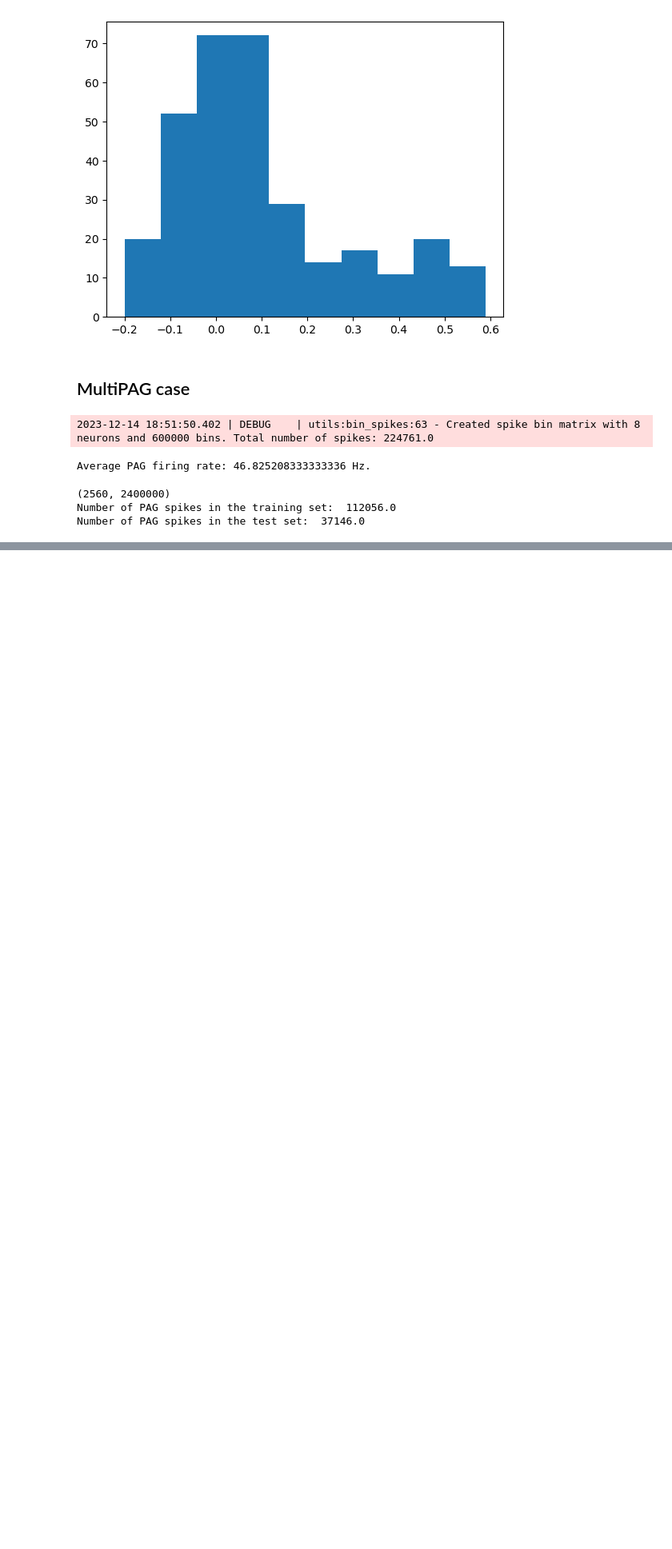
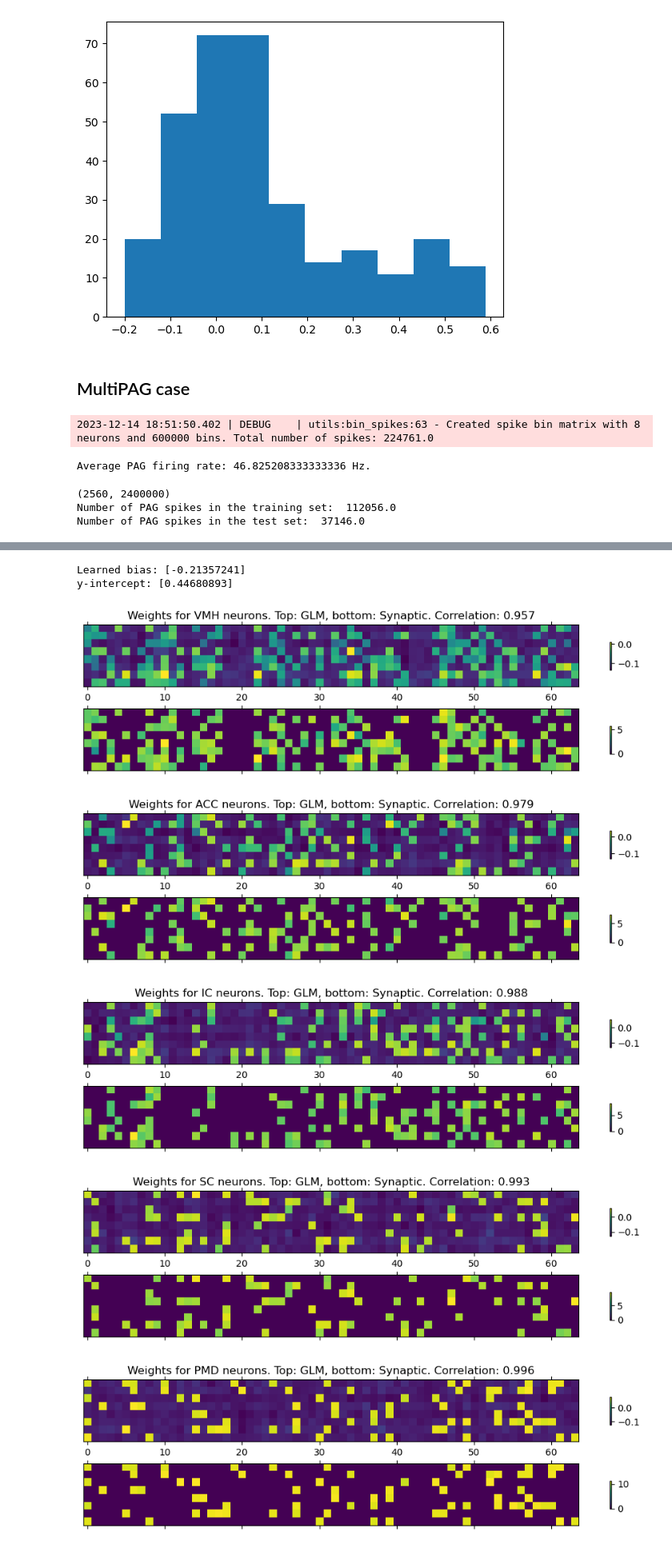
Before and after one commit to cngzlsh/pag_stim, a Jupyter notebook: beta_tests.ipynb, the cells around one changed output, grey strips where cells are left out. Shown at 80% size. Cells and saved outputs as stored; diff of their text form; code cells hidden in the pictures; blank space fills up the shorter version.

Commit message:
first test on multi cell history filter

```diff
--- a/beta_tests.ipynb
+++ b/beta_tests.ipynb
@@ -831,7 +831,7 @@ glm = BernoulliGLMwHistoryPyTorch(
 
 # glm._load_state_dict(torch.load(f'{sim_data_path}mult_exp_reg1.pth'))
 
-glm.fit(X_train.T, y_train.T, n_iter=5000, lr=1e-3, verbose=2, decay=0.9999)
+glm.fit(X_train.T, y_train.T, n_iter=25000, lr=1e-3, verbose=1, decay=0.9999)
 # glm.load_best_params()
 # torch.save(glm.state_dict(), f'{sim_data_path}mult_exp_reg1.pth')
 # glm._load_state_dict(torch.load(f'{sim_data_path}mult_exp_reg1.pth'))
@@ -849,0 +846,78 @@ ipdb>  q
+# %%
+glm_w, glm_b = glm.best_weight.cpu().numpy(), glm.best_bias.cpu().numpy() # shape (1, 320), (1,)
+print('Learned bias:', glm_b)
+print('y-intercept:', 1/(1+np.exp(-glm_b)))
+
+
+# comparison with actual connectivity
+for m, brain_region in enumerate(brain_regions):
+
+    corr = np.corrcoef(glm_w[..., glm.group_neuron_idx[m]], conns[m, :n_PAG_to_use, :].flatten())[0,1]
+
+    f, axes = plt.subplots(ncols=1, nrows=2, sharex=True, figsize=(12,3))
+    mat1 = axes[0].matshow(glm_w[..., glm.group_neuron_idx[m]].reshape(n_PAG_to_use, -1))
+    f.colorbar(mat1, shrink=0.4)
+    axes[0].set_title(f'Weights for {brain_region} neurons. Top: GLM, bottom: Synaptic. Correlation: {str(corr)[:5]}')
+    axes[0].set_yticks([])
+
+    mat2 = axes[1].matshow(conns[m, :n_PAG_to_use, :])
+    f.colorbar(mat2, shrink=0.4)
+    axes[1].set_yticks([])
+plt.show()
+
+plt.scatter(conns[:,:n_PAG_to_use,:].transpose(1,0,2).flatten(), glm_w, c=glm.neuron_group_idx)
+plt.xlabel('Synaptic weight (1e9 nS)')
+plt.ylabel('GLM weight')
+plt.grid()
+plt.title('alpha=0.1')
+plt.show()
+
+plt.hist(glm_w[0], bins=100);
+plt.xlabel('GLM w')
+plt.ylabel('counts')
+plt.title('GLM weights histogram')
+plt.show()
+
+# test set prediction
+with torch.no_grad():
+    y_test_hat = glm(X_test.T).T # (1 PAG neuron * 100 secs)
+
+# _range = 200 #ms
+# _random_start = np.random.randint(y_test.shape[1]-_range)
+
+plt.figure(figsize=(12,2))
+plt.plot(y_test_hat.cpu()[0,_random_start:_random_start + _range], label='predicted probability of firing', color='orange')
+plt.bar(np.arange(_range), y_test[0,_random_start:_random_start + _range]*0.4, label='actual spike timing')
+plt.legend()
+plt.title(f'PAG spikes vs predicted firing probability - corr {str(np.corrcoef(y_test, y_test_hat.cpu())[0,1])[:5]}')
+plt.show()
+
+
+
+generated_spikes = generate_bernoulli_spikes(y_test_hat)
+
+smooth_y_test = rbf_rate_convolution_1d(y_test[0], sigma=0.025, dt=0.01)                                        # smooth test set spikes
+smooth_y_test_hat = rbf_rate_convolution_1d(y_test_hat[0].cpu(), sigma=0.025, dt=0.01)                          # smooth predicted probabilities
+smooth_y_test_hat_generated_spikes = rbf_rate_convolution_1d(generated_spikes[0].cpu(), sigma=0.025, dt=0.01)   # smooth generated spikes
+
+plt.figure(figsize=(12,2))
+plt.plot(smooth_y_test_hat[_random_start:_random_start + _range], label='smoothed predicted probability of firing', color='orange')
+plt.plot(smooth_y_test[_random_start:_random_start + _range], label='smoothed spikes', color='blue')
+plt.legend()
+plt.title(f'Smoothed PAG rates vs smooth firing rate - corr {str(np.corrcoef(smooth_y_test_hat, smooth_y_test)[0,1])[:5]}')
+plt.show()
+
+plt.figure(figsize=(12,2))
+plt.plot(smooth_y_test_hat_generated_spikes[_random_start:_random_start + _range], label='smoothed generated spikes', color='orange')
+plt.plot(smooth_y_test[_random_start:_random_start + _range], label='smoothed spikes', color='blue')
+plt.legend()
+plt.title(f'Smoothed PAG rates vs smooth firing rate - corr {str(np.corrcoef(smooth_y_test_hat_generated_spikes, smooth_y_test)[0,1])[:5]}')
+plt.show()
+# %% [output]
+Learned bias: [-0.21357241]
+y-intercept: [0.44680893]
+[figure, added]
+[figure, added]
+[figure, added]
+[figure, added]
+[figure, added]
```
Also changed, not shown: parts of 3 cells of this notebook.
